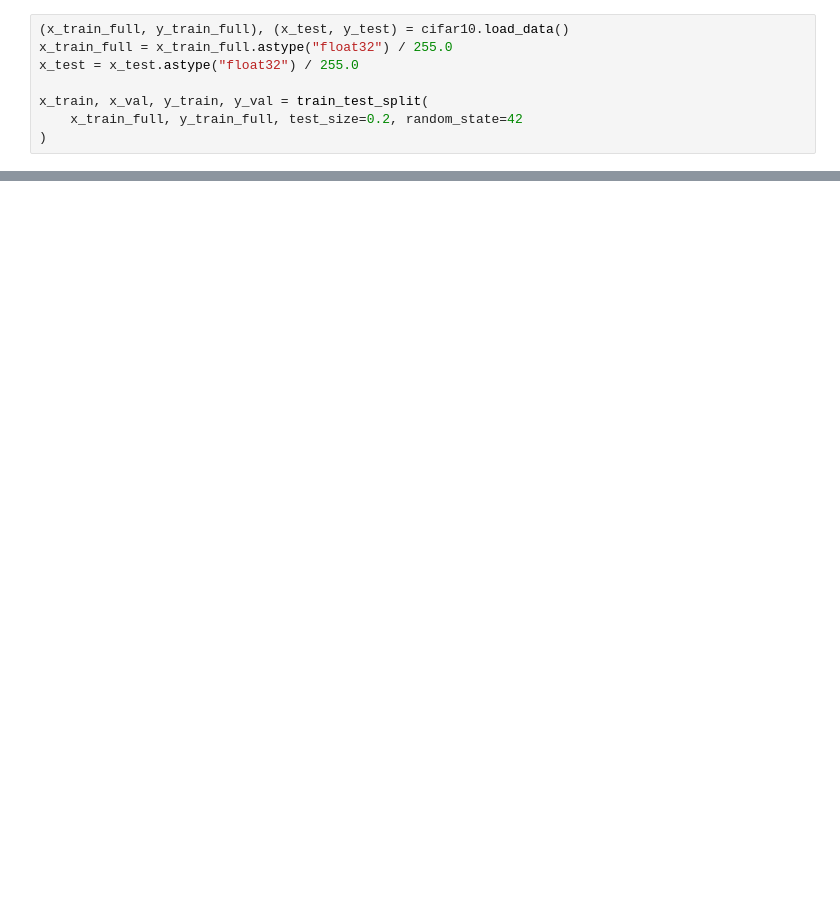
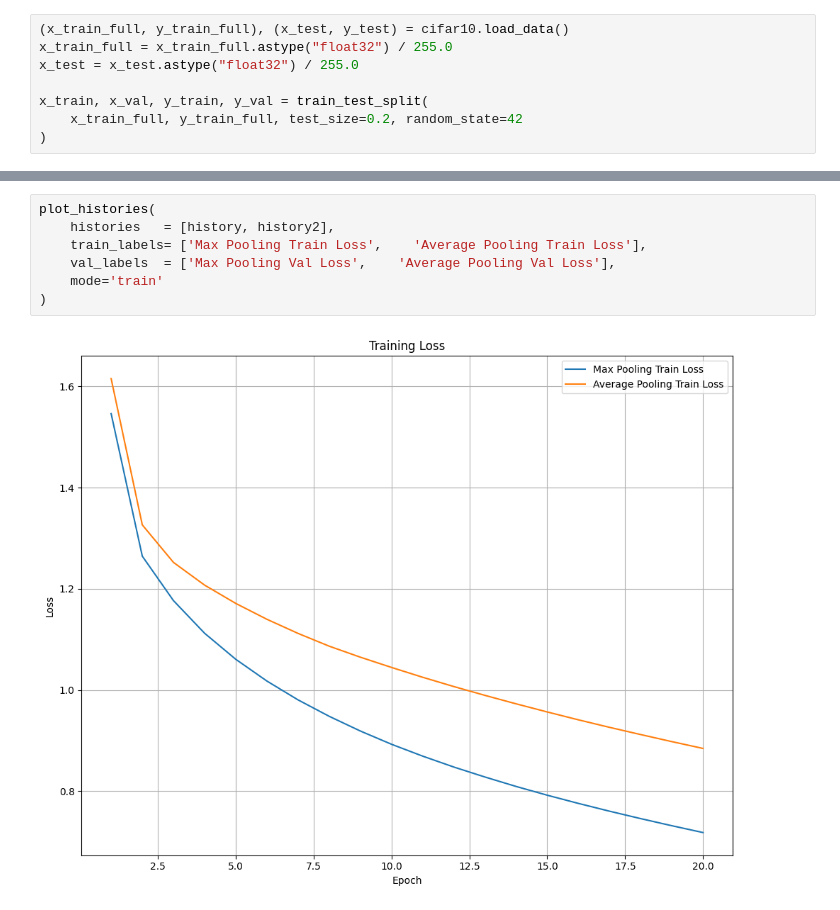
Before and after one commit to mybajwk/ML-2-8, a Jupyter notebook: src/cnn.ipynb, the cells around one changed output, grey strips where cells are left out. Drawn from its saved outputs; the diff is of its cells as text; blank space fills up the shorter version.

```diff
--- a/src/cnn.ipynb
+++ b/src/cnn.ipynb
@@ -127,0 +291,9 @@ plot_training_history(
+# %%
+plot_histories(
+    histories   = [history, history2],
+    train_labels= ['Max Pooling Train Loss',    'Average Pooling Train Loss'],
+    val_labels  = ['Max Pooling Val Loss',    'Average Pooling Val Loss'],
+    mode='train'
+)
+# %% [output]
+[figure, added]
```
Also changed, not shown: parts of 26 cells of this notebook, 3 other files.
